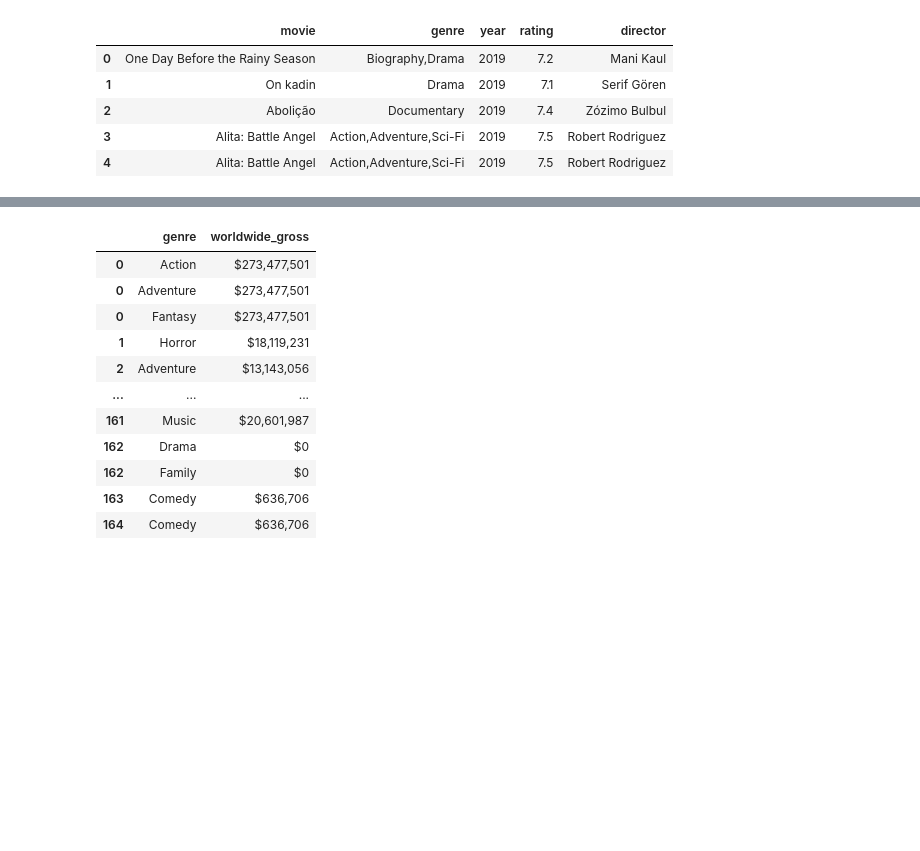
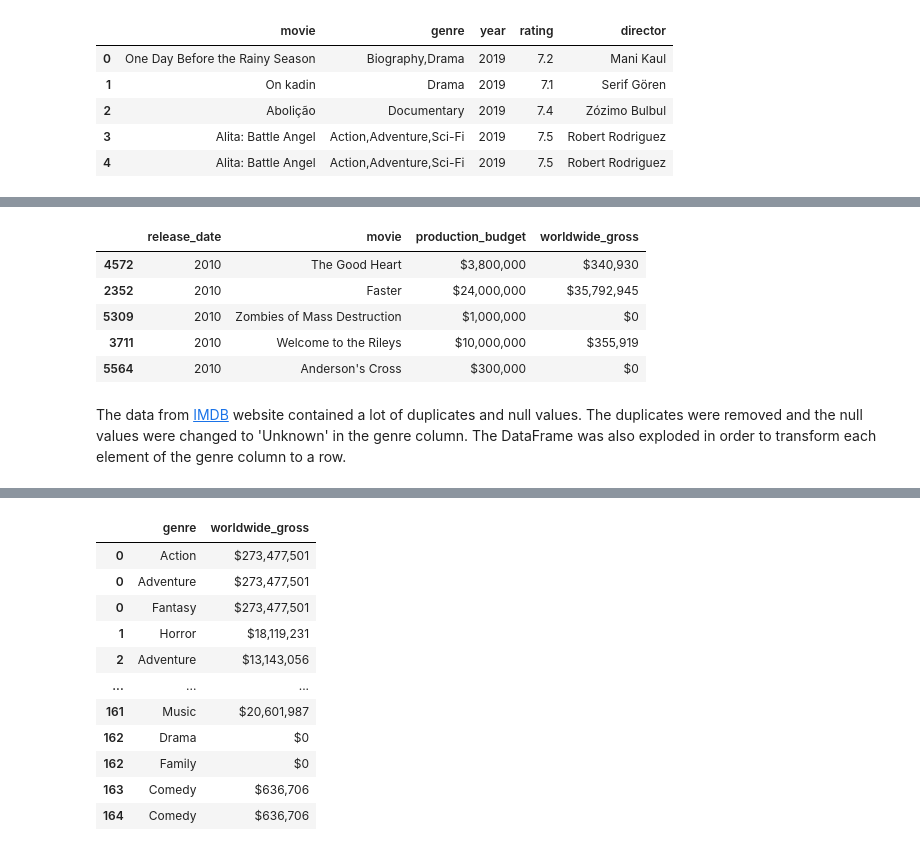
Before and after one commit to VolhaP87/Microsoft_Movie_Analysis, a Jupyter notebook: student.ipynb, the cells around one changed output, grey strips where cells are left out. Saved outputs shown, nothing was run; the diff lists cells and outputs as text; code cells hidden in the pictures; blank space fills up the shorter version.

```diff
--- a/student.ipynb
+++ b/student.ipynb
@@ -439,0 +203,15 @@ new_df
+# %%
+# Change release_date column type into integer
+df2['release_date'] = df2['release_date'].astype(str).astype(int)
+# Select all movies that were released starting 2010
+df2 = df2[df2['release_date'] >= 2010]
+df2.tail()
+# %% [output]
+|  | release_date | movie | production_budget | worldwide_gross |
+| 4572 | 2010 | The Good Heart | $3,800,000 | $340,930 |
+| 2352 | 2010 | Faster | $24,000,000 | $35,792,945 |
+| 5309 | 2010 | Zombies of Mass Destruction | $1,000,000 | $0 |
+| 3711 | 2010 | Welcome to the Rileys | $10,000,000 | $355,919 |
+| 5564 | 2010 | Anderson's Cross | $300,000 | $0 |
+# %% [markdown]
+The data from [IMDB](https://www.imdb.com) website contained a lot of duplicates and null values. The duplicates were removed and the null values were changed to 'Unknown' in the genre column. The DataFrame was also exploded in order to transform each element of the genre column to a row.
```
Also changed, not shown: parts of 35 cells of this notebook.
